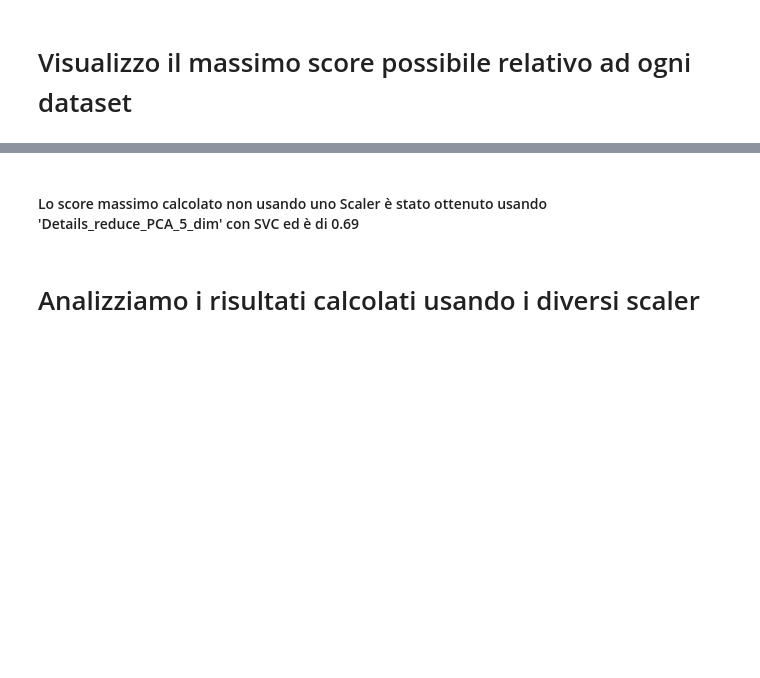
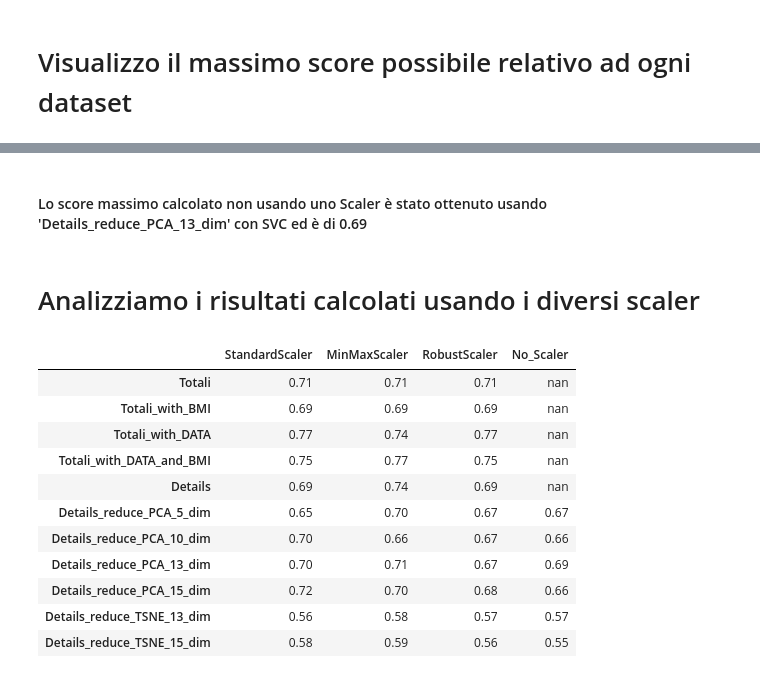
Before and after one commit to aleberans/Analisi-dati-per-problemi-di-medicina-legale, a Jupyter notebook: codice/classificazione-investiti.ipynb, the cells around one changed output, grey strips where cells are left out. Drawn from its saved outputs; the diff is of its cells as text; code cells hidden in the pictures; blank space fills up the shorter version.

Commit message:
Aggiunti ulteriori risultati di addestramento non usando uno scaler con sola riduzione della dimensionalita'

```diff
--- a/codice/classificazione-investiti.ipynb
+++ b/codice/classificazione-investiti.ipynb
@@ -403,7 +403,7 @@ import json
 
 def float_formatter(x): return '{:.2f}'.format(x)
 
-def highlight_maxs(s):
+def highlight_max_in_row(s):
 #Formatter function highlighting in yellow the maximal value in a DataFrame row
 
     is_max = s ==s.max()
@@ -688,9 +747,22 @@ tableMaxSenzaScaler.style.apply(highlight_max, axis=0).format(float_formatter)
 # %% [markdown]
-#### Lo score massimo calcolato non usando uno Scaler è stato ottenuto usando 'Details_reduce_PCA_5_dim' con SVC ed è di 0.69
+#### Lo score massimo calcolato non usando uno Scaler è stato ottenuto usando 'Details_reduce_PCA_13_dim' con SVC ed è di 0.69
 # %% [markdown]
 # Analizziamo i risultati calcolati usando i diversi scaler
 # %%
 finale = tableMaxStandardScaler.join(tableMaxMinMasxScaler).join(tableMaxRobustScaler).join(tableMaxSenzaScaler)
-finale.style.apply(highlight_maxs, axis=0).format(float_formatter)
+finale.style.apply(highlight_max_in_row, axis=0).format(float_formatter)
+# %% [output]
+|  | StandardScaler | MinMaxScaler | RobustScaler | No_Scaler |
+| Totali | 0.71 | 0.71 | 0.71 | nan |
+| Totali_with_BMI | 0.69 | 0.69 | 0.69 | nan |
+| Totali_with_DATA | 0.77 | 0.74 | 0.77 | nan |
+| Totali_with_DATA_and_BMI | 0.75 | 0.77 | 0.75 | nan |
+| Details | 0.69 | 0.74 | 0.69 | nan |
+| Details_reduce_PCA_5_dim | 0.65 | 0.70 | 0.67 | 0.67 |
+| Details_reduce_PCA_10_dim | 0.70 | 0.66 | 0.67 | 0.66 |
+| Details_reduce_PCA_13_dim | 0.70 | 0.71 | 0.67 | 0.69 |
+| Details_reduce_PCA_15_dim | 0.72 | 0.70 | 0.68 | 0.66 |
+| Details_reduce_TSNE_13_dim | 0.56 | 0.58 | 0.57 | 0.57 |
+| Details_reduce_TSNE_15_dim | 0.58 | 0.59 | 0.56 | 0.55 |
 # %%
 finale.style.apply(highlight_max, axis=None).format(float_formatter)
```
Also changed, not shown: parts of 14 cells of this notebook, 2 other files.
